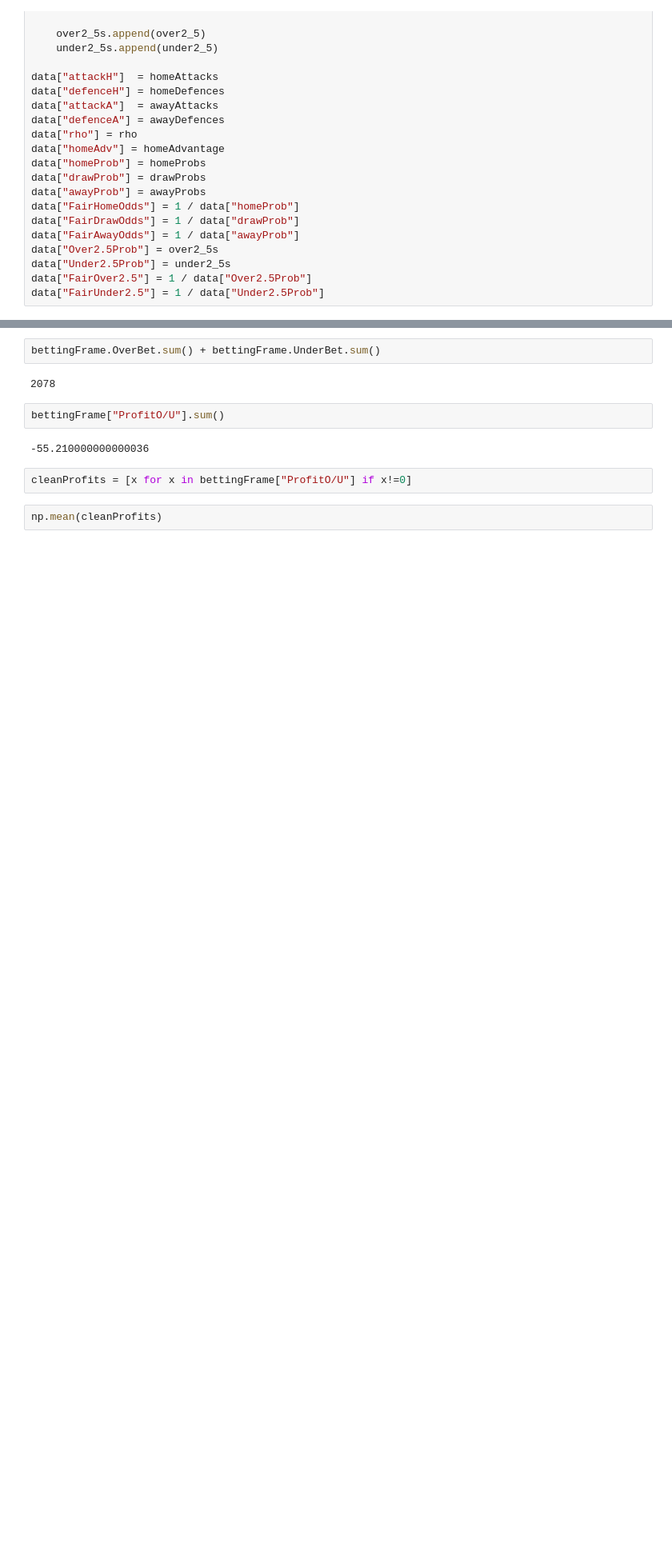
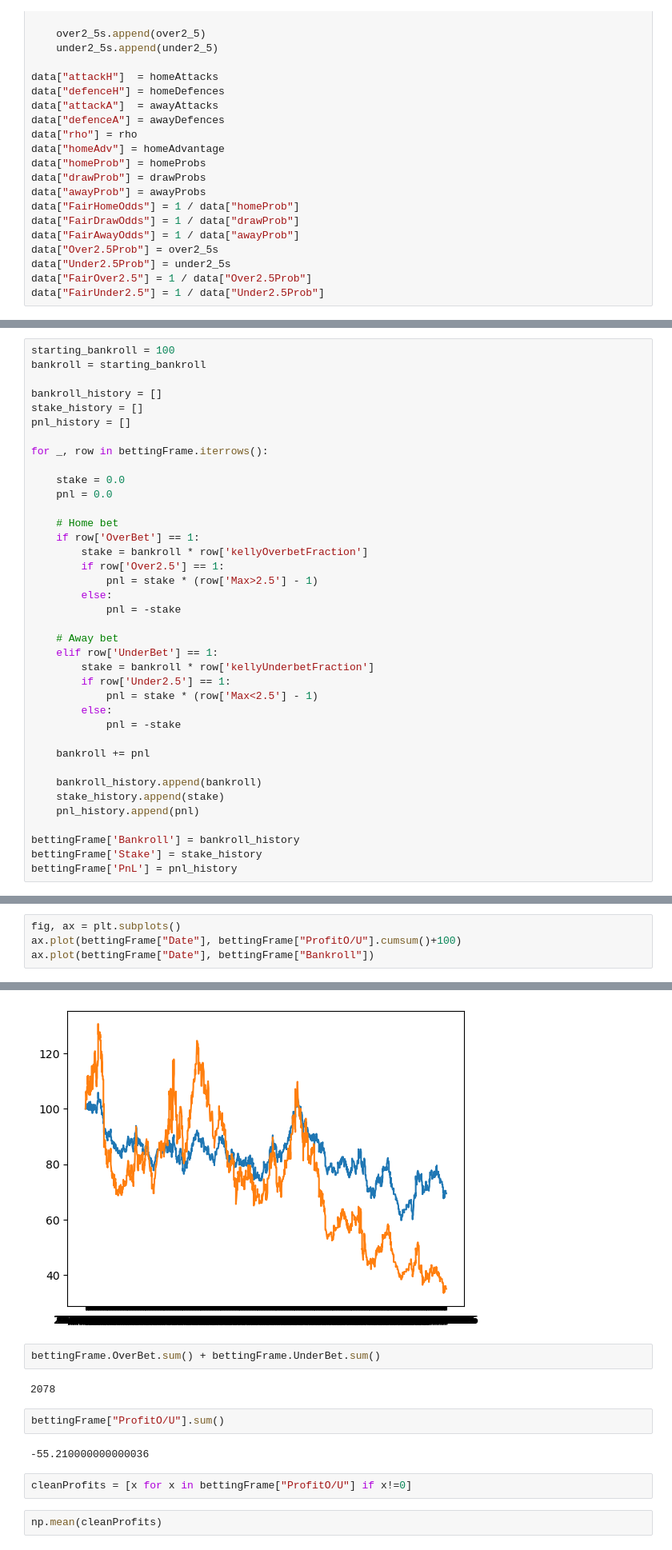
Before and after one commit to JamesRestell8/Models-for-Predicting-Pairwise-Comparisons, a Jupyter notebook: Code/BTTS.ipynb, the cells around one changed output, grey strips where cells are left out. Shown at 80% size. Saved outputs shown, nothing was run; the diff lists cells and outputs as text; blank space fills up the shorter version.

```diff
--- a/Code/BTTS.ipynb
+++ b/Code/BTTS.ipynb
@@ -256,0 +246,38 @@ ax.plot(bettingFrame["Date"], bettingFrame["ProfitO/U"].cumsum())
+# %%
+starting_bankroll = 100
+bankroll = starting_bankroll
+
+bankroll_history = []
+stake_history = []
+pnl_history = []
+
+for _, row in bettingFrame.iterrows():
+
+    stake = 0.0
+    pnl = 0.0
+
+    # Home bet
+    if row['OverBet'] == 1:
+        stake = bankroll * row['kellyOverbetFraction']
+        if row['Over2.5'] == 1:
+            pnl = stake * (row['Max>2.5'] - 1)
+        else:
+            pnl = -stake
+
+    # Away bet
+    elif row['UnderBet'] == 1:
+        stake = bankroll * row['kellyUnderbetFraction']
+        if row['Under2.5'] == 1:
+            pnl = stake * (row['Max<2.5'] - 1)
+        else:
+            pnl = -stake
+
+    bankroll += pnl
+
+    bankroll_history.append(bankroll)
+    stake_history.append(stake)
+    pnl_history.append(pnl)
+
+bettingFrame['Bankroll'] = bankroll_history
+bettingFrame['Stake'] = stake_history
+bettingFrame['PnL'] = pnl_history
@@ -256,0 +300,5 @@ ax.plot(bettingFrame["Date"], bettingFrame["ProfitO/U"].cumsum())
+# %%
+fig, ax = plt.subplots()
+ax.plot(bettingFrame["Date"], bettingFrame["ProfitO/U"].cumsum()+100)
+ax.plot(bettingFrame["Date"], bettingFrame["Bankroll"])
+# %% [output]
@@ -257,3 +306,4 @@ ax.plot(bettingFrame["Date"], bettingFrame["ProfitO/U"].cumsum())
+[figure, added]
 # %%
 bettingFrame.OverBet.sum() + bettingFrame.UnderBet.sum()
 # %% [output]
```
Also changed, not shown: parts of 14 cells of this notebook, 9 other files.
